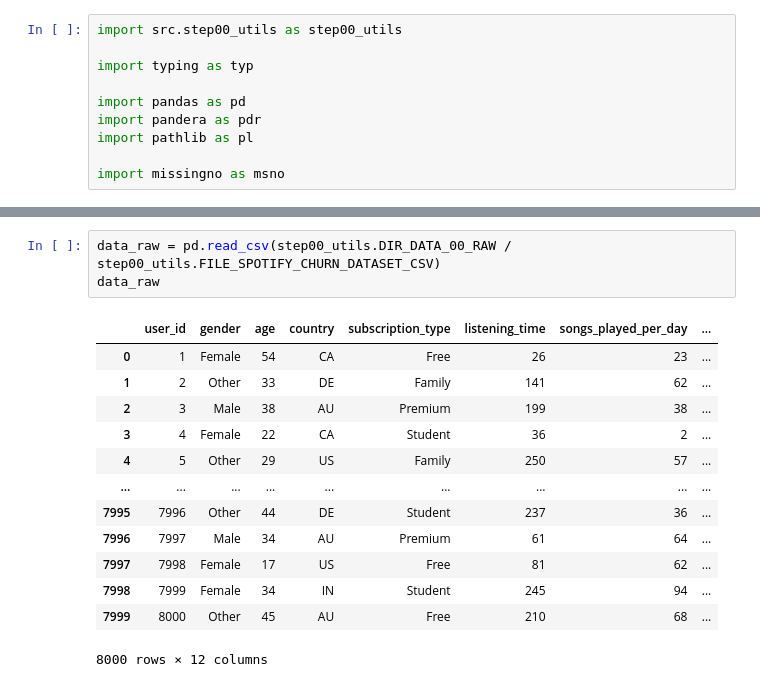
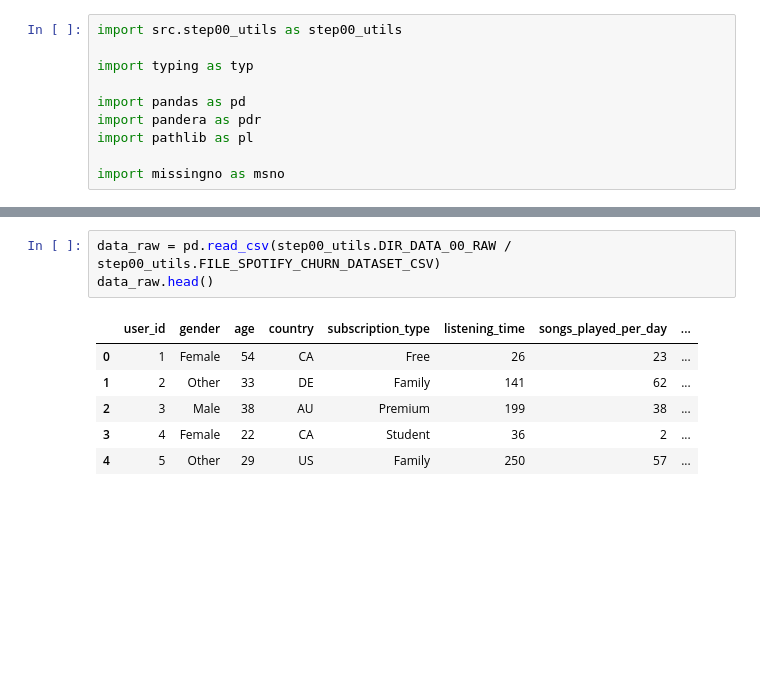
Before and after one commit to UCB-stat-159-f25/final-group08, a Jupyter notebook: notebooks/step01_data.ipynb, the cells around one changed output, grey strips where cells are left out. Cells and saved outputs as stored; diff of their text form; blank space fills up the shorter version.

Commit message:
completed raw data description.

```diff
--- a/notebooks/step01_data.ipynb
+++ b/notebooks/step01_data.ipynb
@@ -81,17 +107,10 @@ Q: Is this data publicly available? How is it accessed?
 # %%
 data_raw = pd.read_csv(step00_utils.DIR_DATA_00_RAW / step00_utils.FILE_SPOTIFY_CHURN_DATASET_CSV)
-data_raw
+data_raw.head()
 # %% [output]
 |  | user_id | gender | age | country | subscription_type | listening_time | songs_played_per_day | ... |
 | 0 | 1 | Female | 54 | CA | Free | 26 | 23 | ... |
 | 1 | 2 | Other | 33 | DE | Family | 141 | 62 | ... |
 | 2 | 3 | Male | 38 | AU | Premium | 199 | 38 | ... |
 | 3 | 4 | Female | 22 | CA | Student | 36 | 2 | ... |
 | 4 | 5 | Other | 29 | US | Family | 250 | 57 | ... |
-| ... | ... | ... | ... | ... | ... | ... | ... | ... |
-| 7995 | 7996 | Other | 44 | DE | Student | 237 | 36 | ... |
-| 7996 | 7997 | Male | 34 | AU | Premium | 61 | 64 | ... |
-| 7997 | 7998 | Female | 17 | US | Free | 81 | 62 | ... |
-| 7998 | 7999 | Female | 34 | IN | Student | 245 | 94 | ... |
-| 7999 | 8000 | Other | 45 | AU | Free | 210 | 68 | ... |
-8000 rows × 12 columns
```
Also changed, not shown: parts of 7 cells of this notebook.
